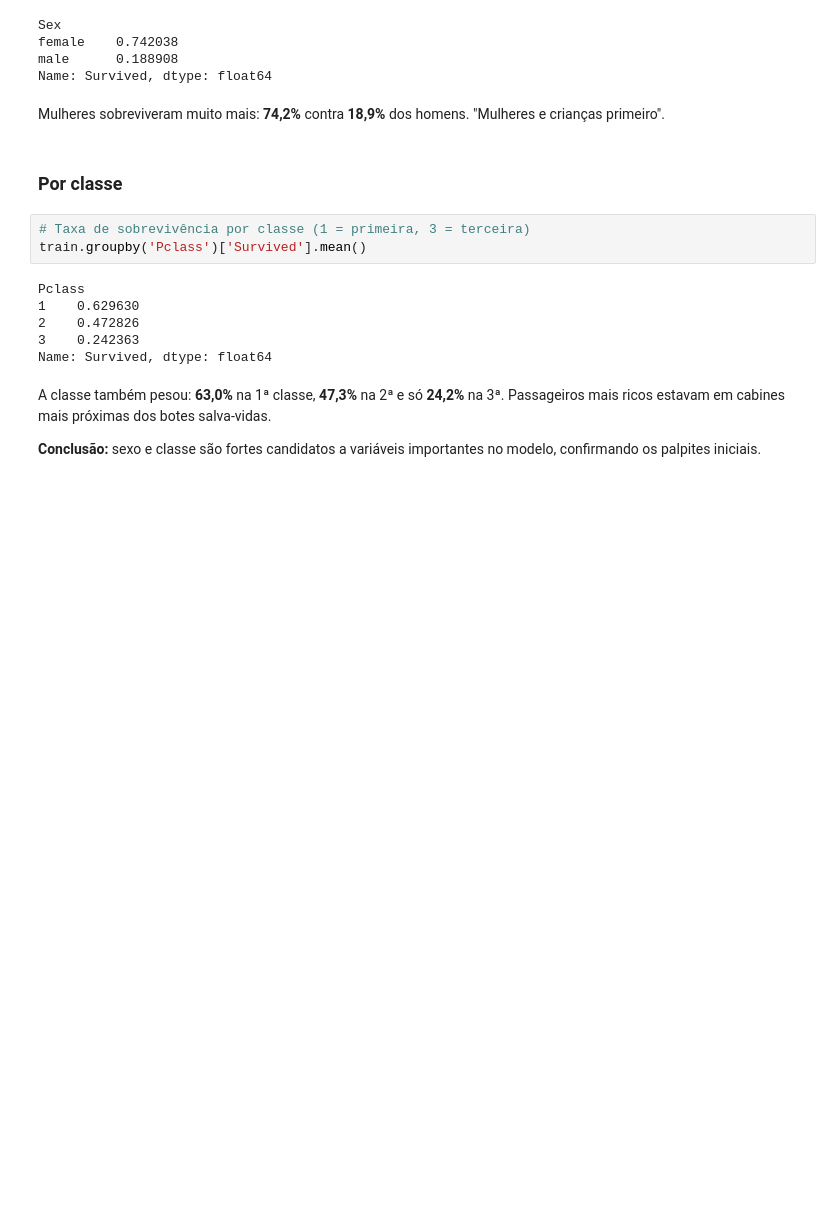
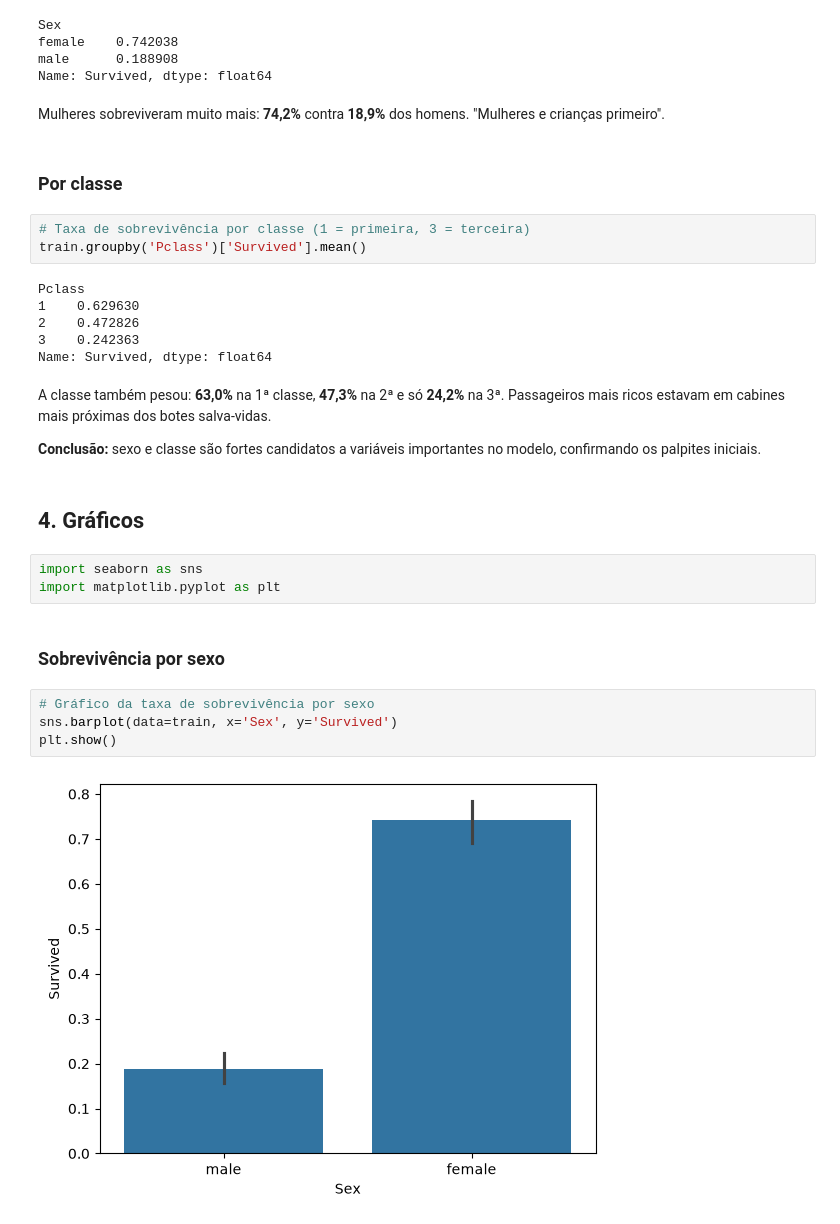
Before and after one commit to emanuelpintosampaio/titanic-kaggle, a Jupyter notebook: notebooks/01_exploracao.ipynb, the cells around one changed output. Cells and saved outputs as stored; diff of their text form; blank space fills up the shorter version.

Commit message:
Adiciona gráficos de sobrevivência por sexo, classe, idade e tarifa

```diff
--- a/notebooks/01_exploracao.ipynb
+++ b/notebooks/01_exploracao.ipynb
@@ -153,3 +153,16 @@ Name: Survived, dtype: float64
 A classe também pesou: **63,0%** na 1ª classe, **47,3%** na 2ª e só **24,2%** na 3ª. Passageiros mais ricos estavam em cabines mais próximas dos botes salva-vidas.
 
 **Conclusão:** sexo e classe são fortes candidatos a variáveis importantes no modelo, confirmando os palpites iniciais.
+# %% [markdown]
+## 4. Gráficos
+# %%
+import seaborn as sns
+import matplotlib.pyplot as plt
+# %% [markdown]
+### Sobrevivência por sexo
+# %%
+# Gráfico da taxa de sobrevivência por sexo
+sns.barplot(data=train, x='Sex', y='Survived')
+plt.show()
+# %% [output]
+[figure, added]
```
Also changed, not shown: parts of 13 cells of this notebook.
